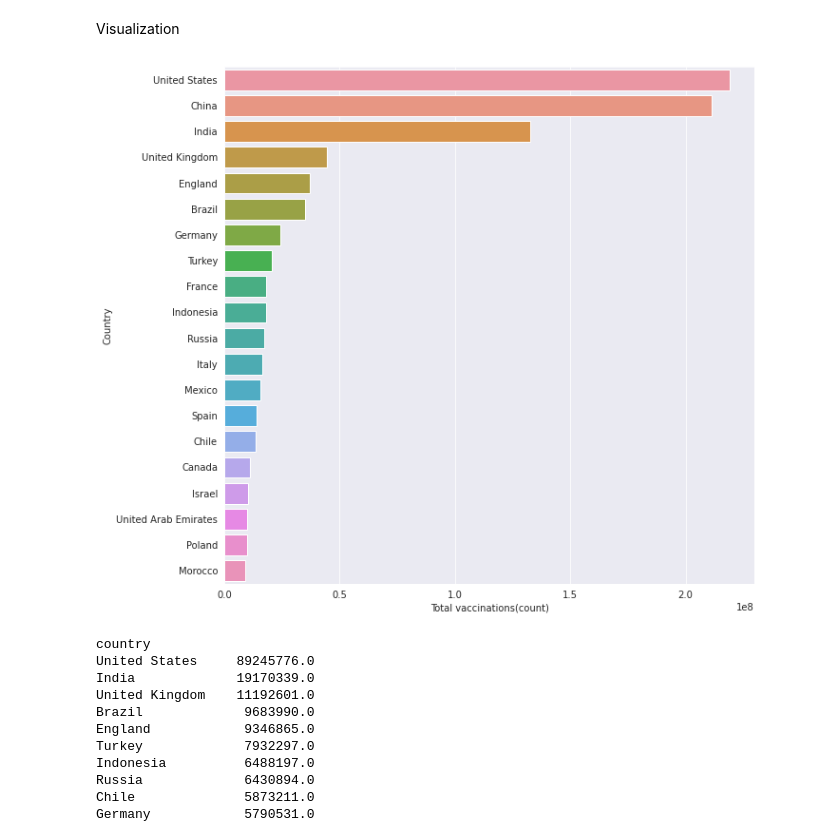
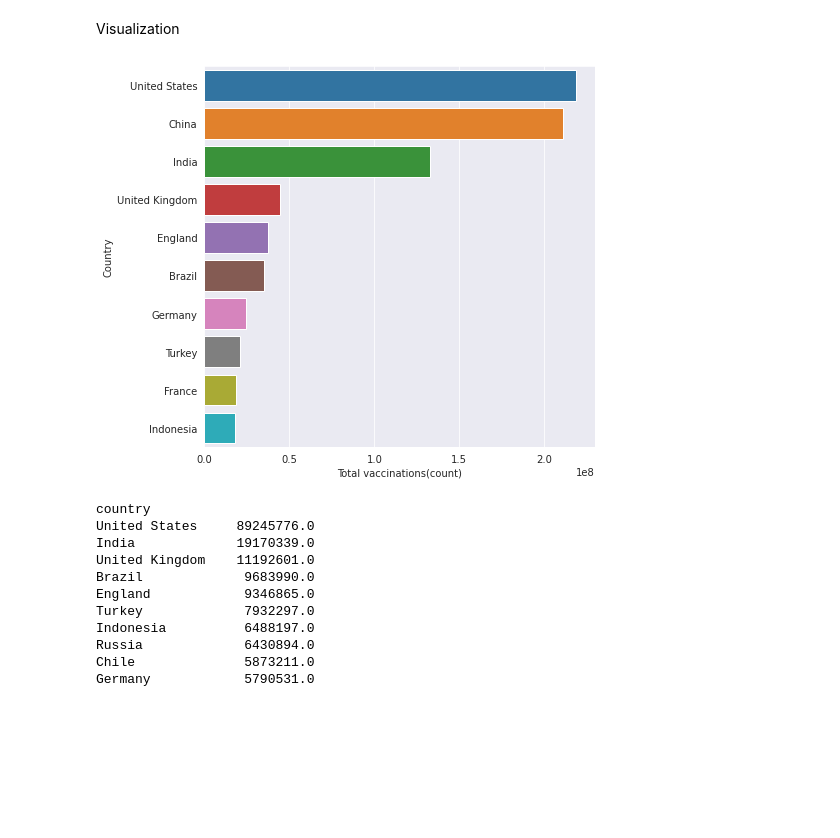
Before and after one commit to pegahahadian/Covid19_Vaccines, a Jupyter notebook: Corona_vaccines.ipynb, the cells around one changed output. Cells and saved outputs as stored; diff of their text form; code cells hidden in the pictures; blank space fills up the shorter version.

```diff
--- a/Corona_vaccines.ipynb
+++ b/Corona_vaccines.ipynb
@@ -125,15 +137,15 @@ Name: Total_vaccinations(count), dtype: float64
 Visualization
 # %%
 #barplot visualization of top countries with most vaccinations
-x= df.groupby("country")["Total_vaccinations(count)"].mean().sort_values(ascending= False).head(20)
+x= df.groupby("country")["Total_vaccinations(count)"].mean().sort_values(ascending= False).head(10)
 sns.set_style("darkgrid")
-plt.figure(figsize= (10,10))
+plt.figure(figsize= (7,7))
 ax= sns.barplot(x.values,x.index)
 ax.set_xlabel("Total vaccinations(count)")
 ax.set_ylabel("Country")
 plt.show()
 # %% [output]
-[figure, old version]
+[figure, new version]
 # %%
 #Top countries with fully  vaccinated peoples
 df["Full_vaccinations(count)"]= df.groupby("country").people_fully_vaccinated.tail(1)
```
Also changed, not shown: parts of 56 cells of this notebook.
